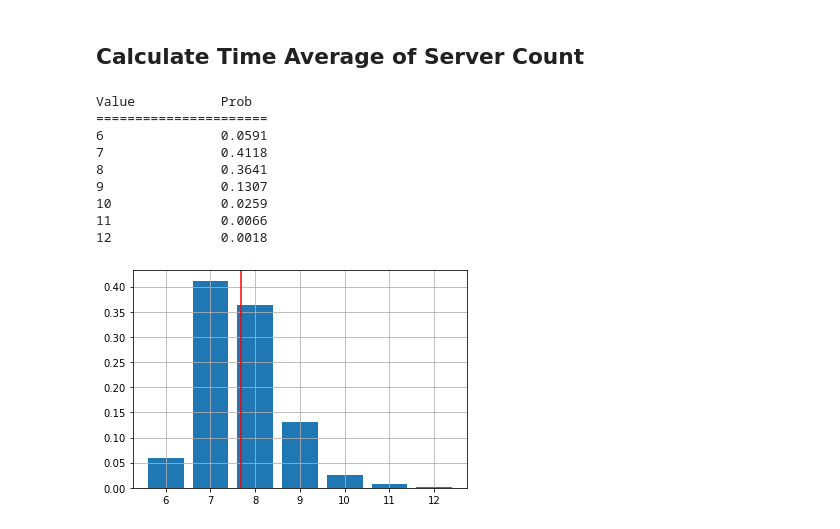
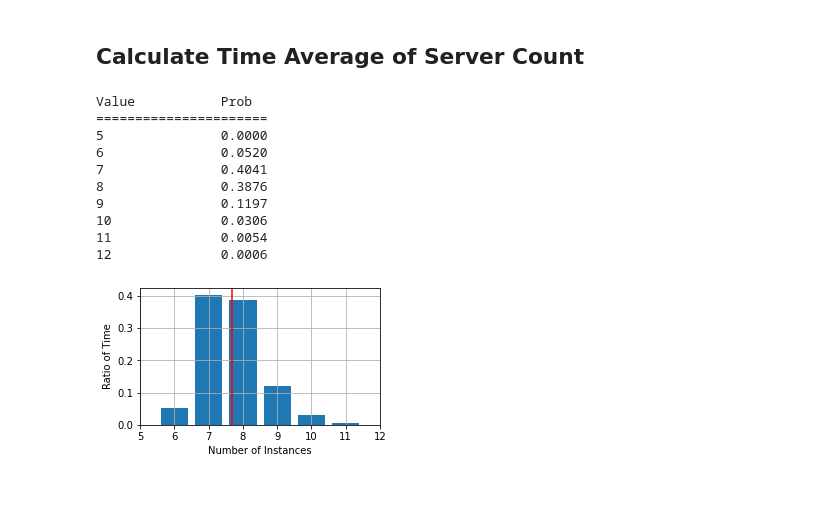
Before and after one commit to pacslab/simfaas, a Jupyter notebook: examples/02-state-distribution.ipynb, the cells around one changed output. Drawn from its saved outputs; the diff is of its cells as text; code cells hidden in the pictures; blank space fills up the shorter version.

```diff
--- a/examples/02-state-distribution.ipynb
+++ b/examples/02-state-distribution.ipynb
@@ -175,24 +181,32 @@ reqdf
 # %%
 sim.calculate_time_lengths()
 
 unq_vals, val_times = sim.calculate_time_average(sim.hist_server_count, skip_init_time=100)
 
+plt.figure(figsize=(4,2.5))
 plt.bar(unq_vals, val_times)
 plt.grid(True)
 plt.axvline(x=sim.get_average_server_count(), c='r')
+plt.tight_layout()
+plt.xlabel('Number of Instances')
+plt.ylabel('Ratio of Time')
+plt.xlim([5, 12])
+plt.gcf().subplots_adjust(left=0.13, bottom=0.18)
+plt.savefig('figs/03-example-instcount.pdf')
 
 sim.print_time_average(unq_vals, val_times)
 # %% [output]
 Value           Prob
 ======================
-6               0.0591
-7               0.4118
-8               0.3641
-9               0.1307
-10              0.0259
-11              0.0066
-12              0.0018
+5               0.0000
+6               0.0520
+7               0.4041
+8               0.3876
+9               0.1197
+10              0.0306
+11              0.0054
+12              0.0006
-[figure, old version]
+[figure, new version]
 # %%
 pd.DataFrame(data = {'server_count': unq_vals, 'Probability': val_times}).sort_values('server_count')
 # %% [output]
```
Also changed, not shown: parts of 14 cells of this notebook.
